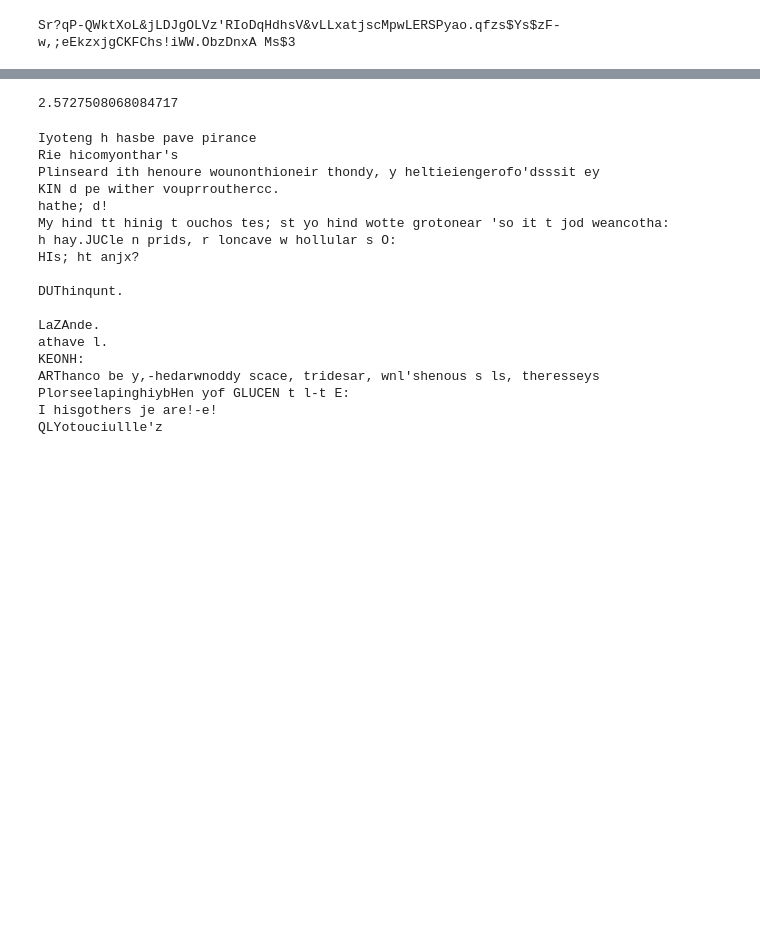
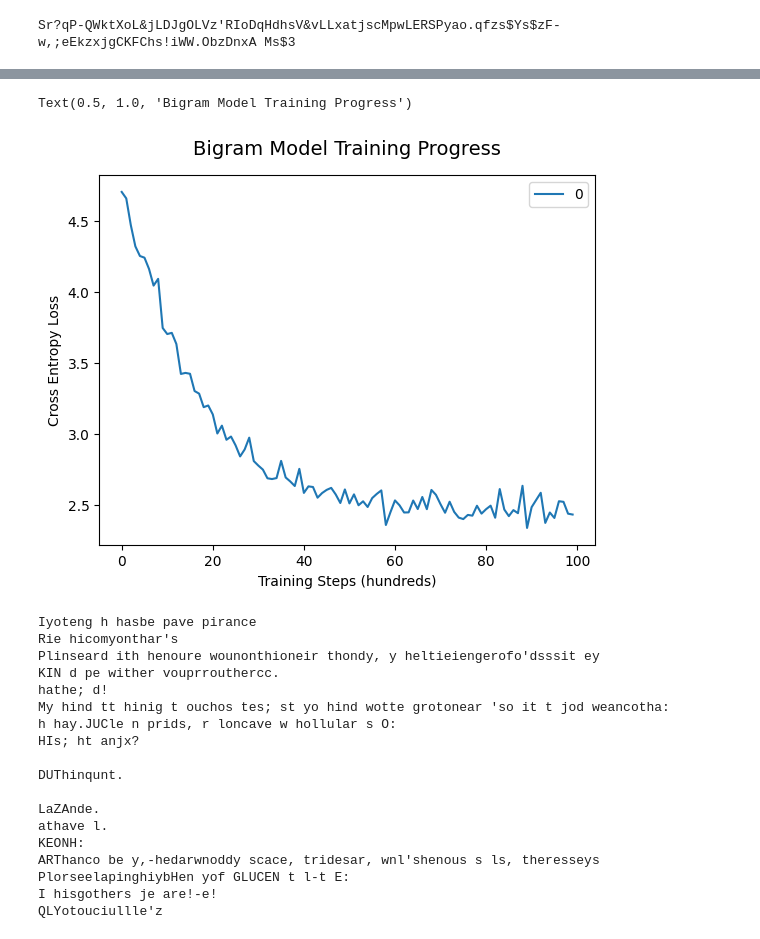
Before and after one commit to TimoImhof/ml-basics, a Jupyter notebook: Attention_Mechanism/attention_part_1.ipynb, the cells around one changed output, grey strips where cells are left out. Cells and saved outputs as stored; diff of their text form; code cells hidden in the pictures; blank space fills up the shorter version.

```diff
--- a/Attention_Mechanism/attention_part_1.ipynb
+++ b/Attention_Mechanism/attention_part_1.ipynb
@@ -198,20 +236,39 @@ Sr?qP-QWktXoL&jLDJgOLVz'RIoDqHdhsV&vLLxatjscMpwLERSPyao.qfzs$Ys$zF-w,;eEkzxjgCKF
 # %%
-# So let's train it and see how the output changes when starting from an empty sequence
+from tqdm import tqdm
 
-optimizer = torch.optim.AdamW(model.parameters(), lr=1e-3)  # We use a relatively large learning rate, because the model is fairly small
+optimizer = torch.optim.AdamW(model.parameters(), lr=1e-3)
 batch_size = 32
 
 # Train
-for steps in range(10000): # increase number of steps for good results...
+losses = []
+eval_interval = 100
+for steps in tqdm(range(10000)): # increase number of steps for good results...
 
-    xb, yb = get_batch('train')
-    logits, loss = model(xb, yb)
+        # Get a batch of data
+        xb, yb = get_batch('train')
 
-    optimizer.zero_grad(set_to_none=True)
-    loss.backward()
-    optimizer.step()
+        # Evaluate loss
+        logits, loss = model(xb, yb)
 
-print(loss.item())
+        # Track loss
+        if steps % eval_interval == 0:
+            losses.append(loss.item())
+
+        # Training step
+        optimizer.zero_grad(set_to_none=True)
+        loss.backward()
+        optimizer.step()
-# %% [output]
-2.5727508068084717
+# %%
+import seaborn as sns
+import pandas as pd
+
+df = pd.DataFrame(data=losses)
+ax = sns.lineplot(data=df)
+
+ax.set_xlabel('Training Steps (hundreds)', fontsize=10)
+ax.set_ylabel('Cross Entropy Loss', fontsize=10)
+ax.set_title('Bigram Model Training Progress', fontsize=14, pad=15)
+# %% [output]
+Text(0.5, 1.0, 'Bigram Model Training Progress')
+[figure, added]
 # %%
```
Also changed, not shown: parts of 22 cells of this notebook.
